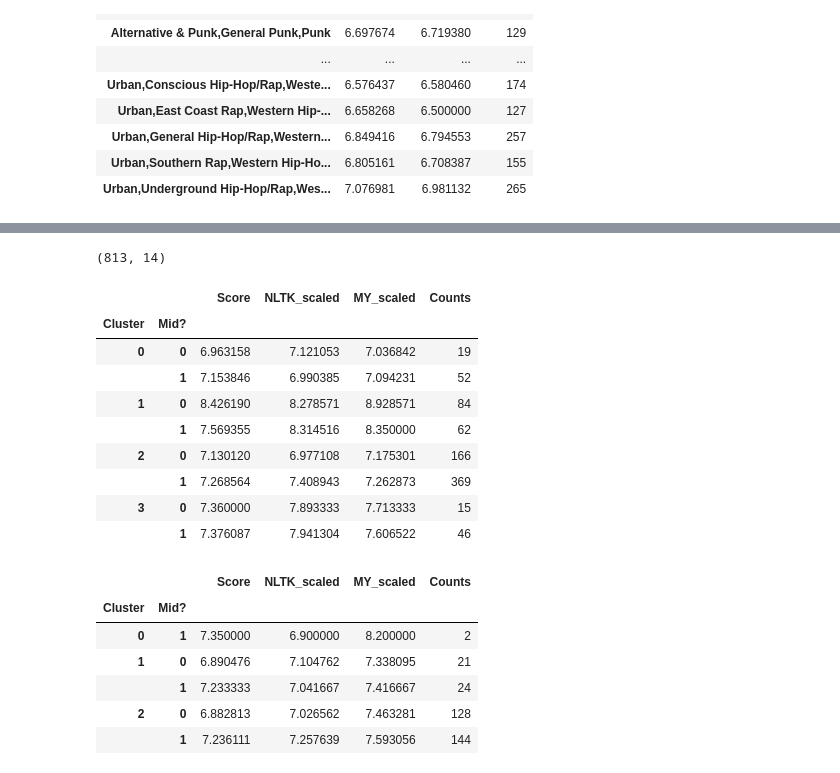
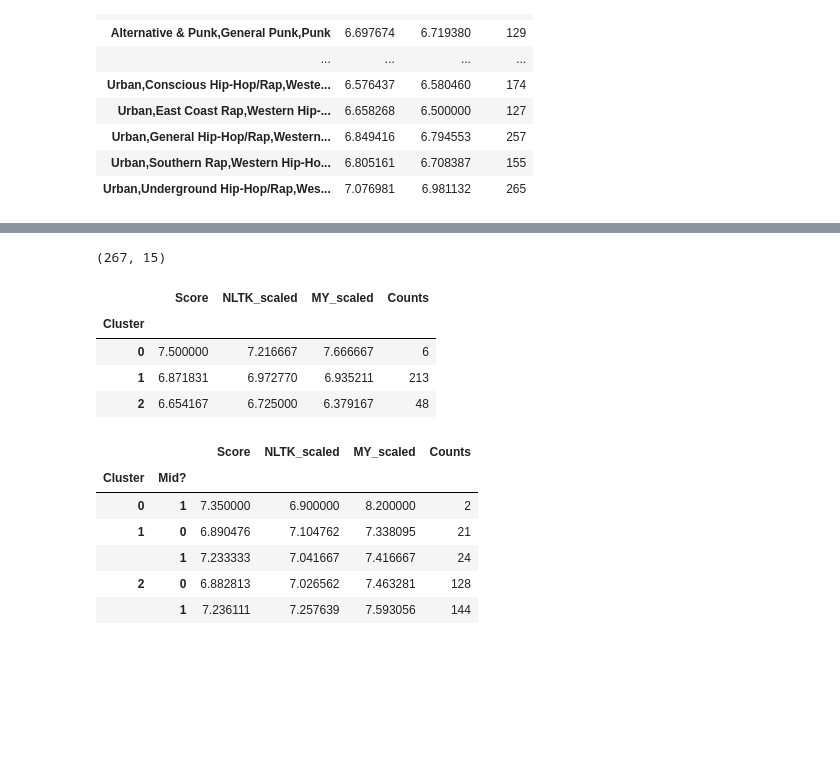
Before and after one commit to dsaber/pitchfork-hidden-gems, a Jupyter notebook: model/clustering_validation.ipynb, the cells around one changed output, grey strips where cells are left out. Saved outputs shown, nothing was run; the diff lists cells and outputs as text; code cells hidden in the pictures; blank space fills up the shorter version.

```diff
--- a/model/clustering_validation.ipynb
+++ b/model/clustering_validation.ipynb
@@ -161,54 +173,49 @@ Other,Andean,South American                                   1
 Traditional,Texas Blues,Electric Blues                        1
 Length: 331, dtype: int64
 # %%
-df_sub = df[df['Reviewer'] == 'Joe Tangari']
+df_sub = df[df['Reviewer'] == 'Jason Crock']
 print df_sub.shape
 # %% [output]
-(813, 14)
+(267, 15)
 # %%
 joe = tfidf.transform(df_sub['Content'])
 # %%
-km = KMeans(4)
+km = KMeans(3)
 km.fit(joe)
 df_sub['Cluster'] = km.predict(joe)
 # %%
 # There are some very compelling things happening here.
 # By way of background, first note that we selected an individual reviewer on which to cluster. This
 # hopefully prevents us from clustering based on reviewer writing style and diction and the like.
 # Furthermore, we chose a reviewer - Joe Tangari - who only covers very specific
 # genres of music (world and 'fringe' indie). Again, this should hopefully dissaude any fears that
 # we're clustering om something other than sentiment.
 
 # Now, consider the difference in actual Pitchfork 'Score' between 'Mid'-range
 # and non-'Mid'-range among all clusters. It's 0.2 for Cluster 0, -0.87 for Cluster 1,
 # 0.13 for Cluster 2 and 0.01 for Cluster 3. Next, consider the differences in my score. It's .06
 # for Cluster 0, -0.55 for Cluster 1, 0.08 for Cluster 2, and -0.1 for Cluster 3. In other words, my
 # difference is smaller in 3 of 4 cases, which gives me hope that I'm capturing a rawer, realer
 # form of criticism with my model. (In the worst case, it gives me enough hope to build
 # a prototype for our two-week project).
 
 # What's happening within the clusters, however, is  more interesting. Take Cluster 1, for
 # example, in which 'Mid'-range reviews have been scaled up considerably - enough to
 # approach Tangari's scores for non-'Mid'-range reviews. Thus, there are probably some interesting
 # albums to be found in (Cluster, Mid) = (1, 1). In other Clusters, we see the complement
 # happening: 'Mid'-range reviews don't get such a dramatic boost, and come in mostly in
 # line with their Score. Importantly, non-'Mid'-range reviews aren't scaled up or down
 # dramatically either.
 
-df_inspect = df_sub[['Score', 'NLTK_scaled', 'MY_scaled']].groupby([df_sub['Cluster'], df['Mid?']]).mean()
-df_inspect['Counts'] = df_sub['Cluster'].groupby([df_sub['Cluster'], df['Mid?']]).count()
+df_inspect = df_sub[['Score', 'NLTK_scaled', 'MY_scaled']].groupby(df_sub['Cluster']).mean()
+df_inspect['Counts'] = df_sub['Cluster'].groupby(df_sub['Cluster']).count()
 df_inspect
 # %% [output]
-|  |  | Score | NLTK_scaled | MY_scaled | Counts |
-| Cluster | Mid? |  |  |  |  |
-| 0 | 0 | 6.963158 | 7.121053 | 7.036842 | 19 |
-|  | 1 | 7.153846 | 6.990385 | 7.094231 | 52 |
-| 1 | 0 | 8.426190 | 8.278571 | 8.928571 | 84 |
-|  | 1 | 7.569355 | 8.314516 | 8.350000 | 62 |
-| 2 | 0 | 7.130120 | 6.977108 | 7.175301 | 166 |
-|  | 1 | 7.268564 | 7.408943 | 7.262873 | 369 |
-| 3 | 0 | 7.360000 | 7.893333 | 7.713333 | 15 |
-|  | 1 | 7.376087 | 7.941304 | 7.606522 | 46 |
+|  | Score | NLTK_scaled | MY_scaled | Counts |
+| Cluster |  |  |  |  |
+| 0 | 7.500000 | 7.216667 | 7.666667 | 6 |
+| 1 | 6.871831 | 6.972770 | 6.935211 | 213 |
+| 2 | 6.654167 | 6.725000 | 6.379167 | 48 |
 # %%
 # For argument's sake, let's consider another reviewer, Grayson Currin, who
 # writes primarily about metal music. Again, we see some
```
Also changed, not shown: parts of 1 cell of this notebook, 7 other files.
